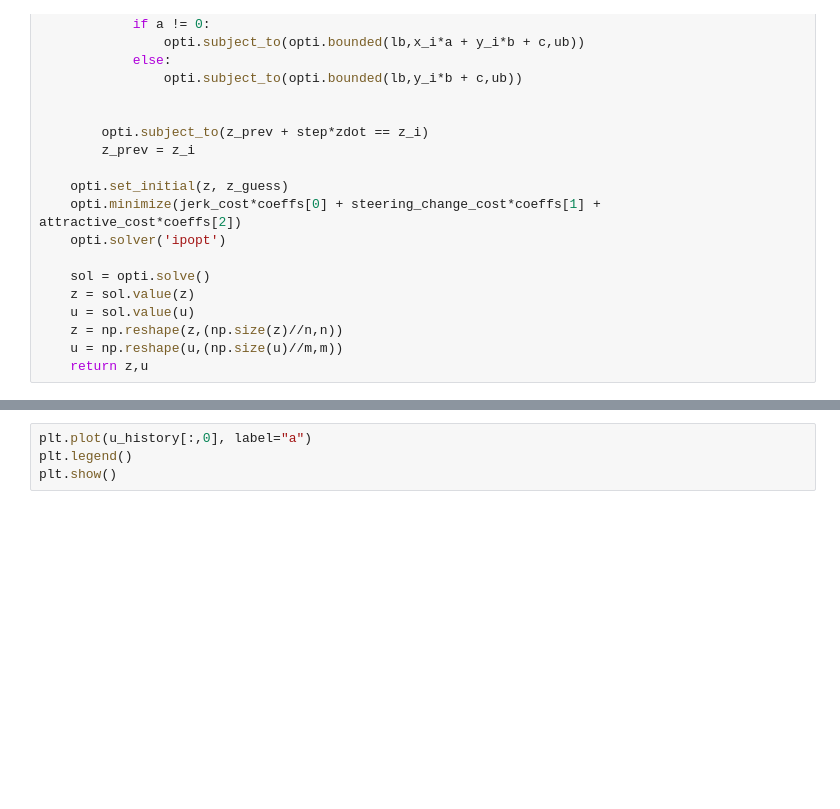
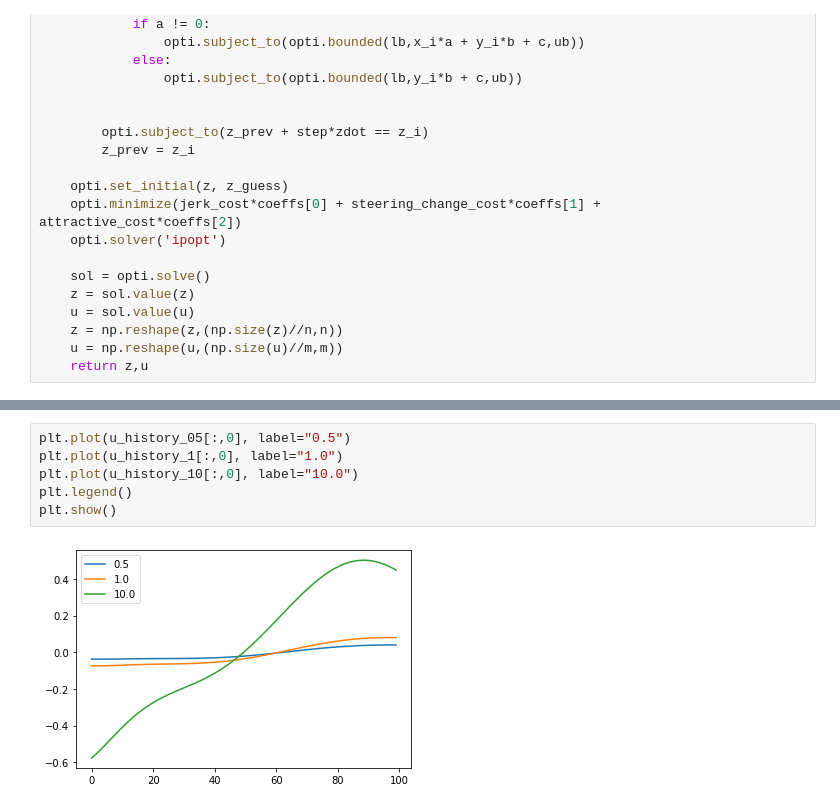
Before and after one commit to elsoroka/AutonomousCarMPC, a Jupyter notebook: Casadi opti stack MPC.ipynb, the cells around one changed output, grey strips where cells are left out. Saved outputs shown, nothing was run; the diff lists cells and outputs as text; blank space fills up the shorter version.

```diff
--- a/Casadi opti stack MPC.ipynb
+++ b/Casadi opti stack MPC.ipynb
@@ -250,5 +236,9 @@ NameError: name 'z_history1' is not defined
 # %%
-plt.plot(u_history[:,0], label="a")
+plt.plot(u_history_05[:,0], label="0.5")
+plt.plot(u_history_1[:,0], label="1.0")
+plt.plot(u_history_10[:,0], label="10.0")
 plt.legend()
 plt.show()
+# %% [output]
+[figure, added]
 # %%
```
Also changed, not shown: parts of 4 cells of this notebook.
